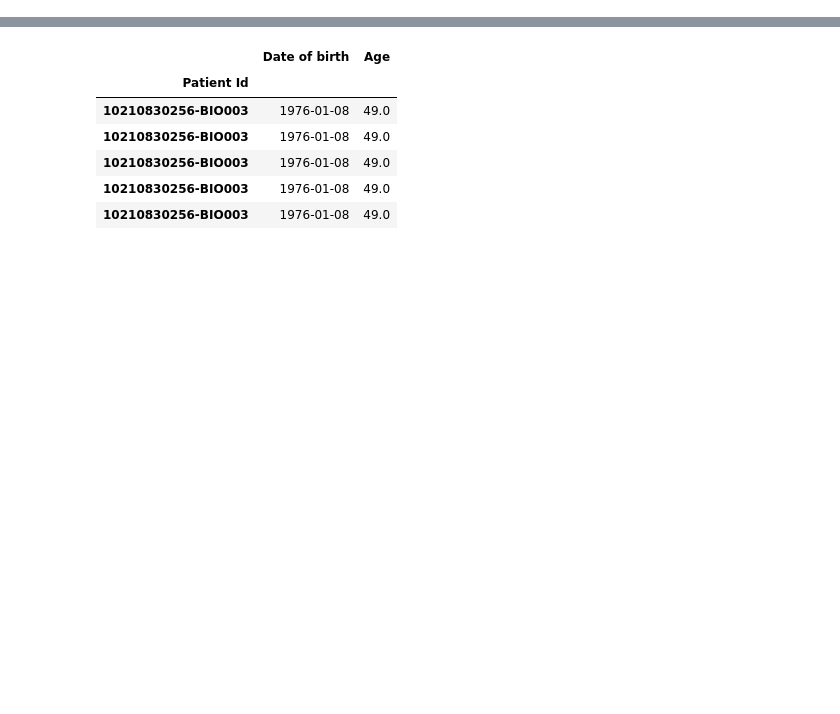
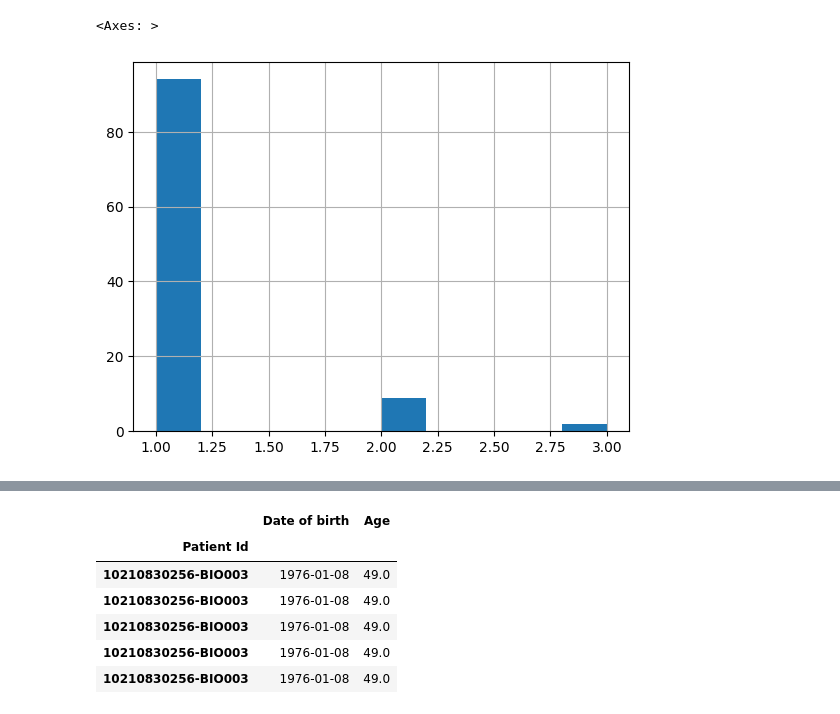
Before and after one commit to adonaiarruda/case_elo, a Jupyter notebook: dev.ipynb, the cells around one changed output, grey strips where cells are left out. Saved outputs shown, nothing was run; the diff lists cells and outputs as text; code cells hidden in the pictures; blank space fills up the shorter version.

```diff
--- a/dev.ipynb
+++ b/dev.ipynb
@@ -32,7 +33,9 @@ From (redirected): https://drive.google.com/uc?id=1GINDasXHcESqGYMX6KuhEGzCZEx71
 To: /home/adonai/case_elo/raw_data.zip
 # %%
-demographic = pd.read_csv('raw_data/DemographicData_ZCTAs.csv', index_col=0)
-geocode = pd.read_csv('raw_data/df_geocode.csv', index_col=0)
-economic = pd.read_csv('raw_data/EconomicData_ZCTAs.csv', index_col=0)
-exams = pd.read_csv('raw_data/exams_data.csv', index_col=0)
-transactional = pd.read_csv('raw_data/transactional_data.csv', index_col=0, sep=';')
+df_demographic = pd.read_csv('raw_data/DemographicData_ZCTAs.csv', index_col=0)
+df_economic = pd.read_csv('raw_data/EconomicData_ZCTAs.csv', index_col=0)
+
+df_geographic = pd.read_csv('raw_data/df_geocode.csv', index_col=0)
+
+df_exams = pd.read_csv('raw_data/exams_data.csv', index_col=0)
+df_transactional = pd.read_csv('raw_data/transactional_data.csv', index_col=0, sep=';')
@@ -38,0 +109,12 @@ transactional = pd.read_csv('raw_data/transactional_data.csv', index_col=0, sep=
+# %%
+# Contar o número de laboratórios por região (Zipcode)
+labs_per_region = geocode.groupby('Zipcode')['Lab Id'].nunique()
+
+# Filtrar regiões com mais de um laboratório
+regions_with_multiple_labs = labs_per_region[labs_per_region > 1]
+
+# Exibir as regiões com mais de um laboratório
+labs_per_region.hist()
+# %% [output]
+<Axes: >
+[figure, added]
```
Also changed, not shown: parts of 25 cells of this notebook, 1 other file.
